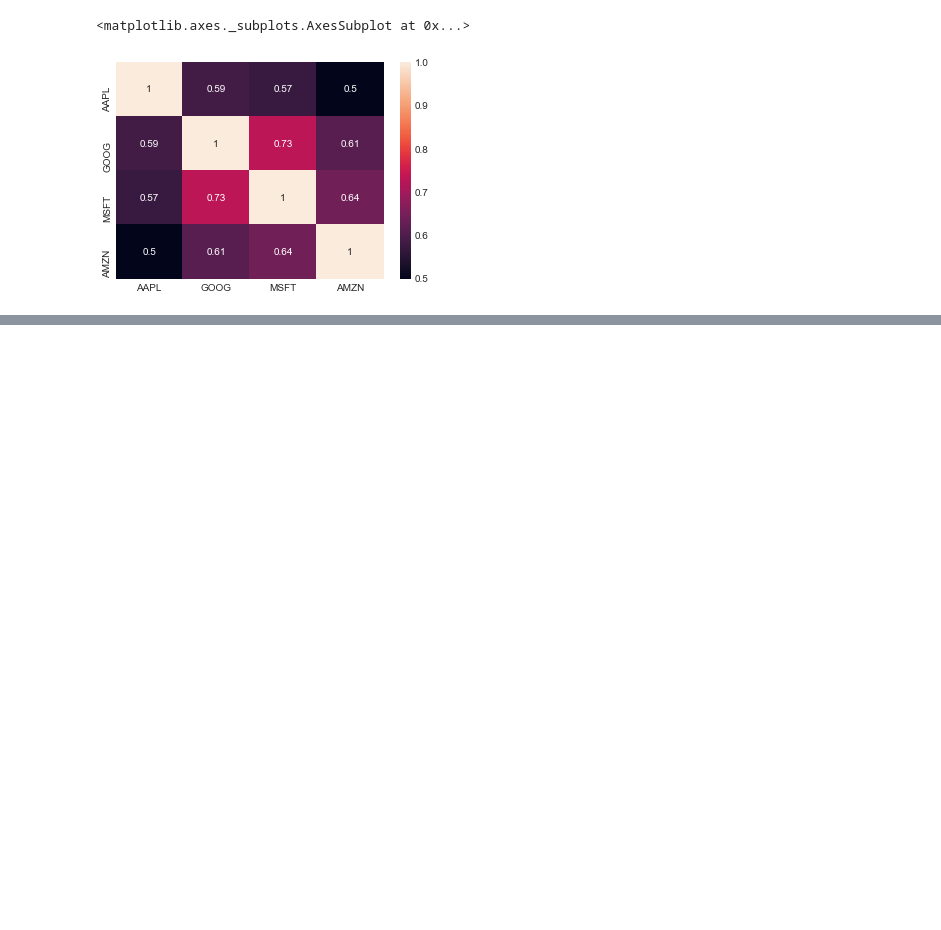
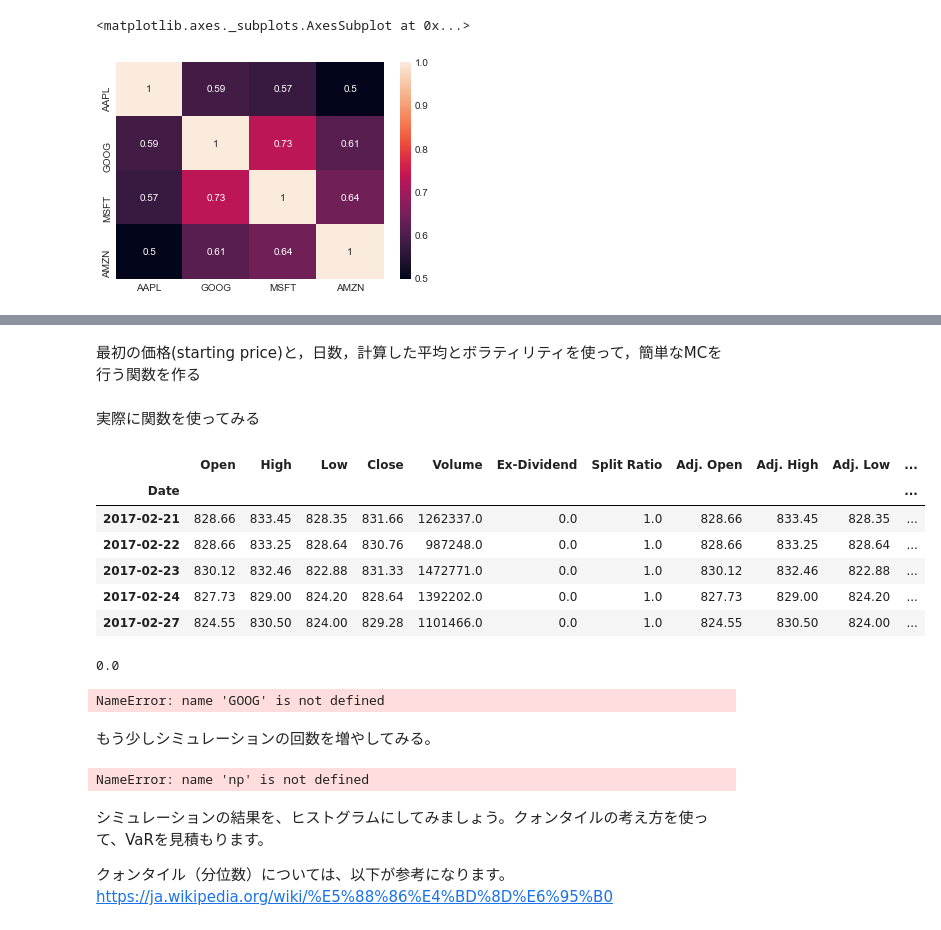
Before and after one commit to jusui/Data_Science, a Jupyter notebook: Data_analysis/stock_analysis/stock_analysis.ipynb, the cells around one changed output, grey strips where cells are left out. Drawn from its saved outputs; the diff is of its cells as text; code cells hidden in the pictures; blank space fills up the shorter version.

```diff
--- a/Data_analysis/stock_analysis/stock_analysis.ipynb
+++ b/Data_analysis/stock_analysis/stock_analysis.ipynb
@@ -229,0 +317,2 @@ sns.heatmap(tech_rets.corr(), annot = True)
+# %% [markdown]
+最初の価格(starting price)と，日数，計算した平均とボラティリティを使って，簡単なMCを行う関数を作る
@@ -229,0 +341,49 @@ sns.heatmap(tech_rets.corr(), annot = True)
+# %% [markdown]
+実際に関数を使ってみる
+# %%
+GOOG.head()
+# %% [output]
+|  | Open | High | Low | Close | Volume | Ex-Dividend | Split Ratio | Adj. Open | Adj. High | Adj. Low | ... |
+| Date |  |  |  |  |  |  |  |  |  |  | ... |
+| 2017-02-21 | 828.66 | 833.45 | 828.35 | 831.66 | 1262337.0 | 0.0 | 1.0 | 828.66 | 833.45 | 828.35 | ... |
+| 2017-02-22 | 828.66 | 833.25 | 828.64 | 830.76 | 987248.0 | 0.0 | 1.0 | 828.66 | 833.25 | 828.64 | ... |
+| 2017-02-23 | 830.12 | 832.46 | 822.88 | 831.33 | 1472771.0 | 0.0 | 1.0 | 830.12 | 832.46 | 822.88 | ... |
+| 2017-02-24 | 827.73 | 829.00 | 824.20 | 828.64 | 1392202.0 | 0.0 | 1.0 | 827.73 | 829.00 | 824.20 | ... |
+| 2017-02-27 | 824.55 | 830.50 | 824.00 | 829.28 | 1101466.0 | 0.0 | 1.0 | 824.55 | 830.50 | 824.00 | ... |
+# %%
+GOOG.iloc[0, 5]
+# %% [output]
+0.0
+# %%
+# 最初の終値から始める
+start_price = GOOG.iloc[0, 5]
+
+for run in range(5):
+    plt.plot(stock_monte_carlo(start_price, days, mu, sigma))
+plt.xlabel("Days")
+plt.ylabel("Price")
+plt.title("Monte Carlo Analysis for Google")
+# %% [output]
+NameError: name 'GOOG' is not defined
+# %% [markdown]
+もう少しシミュレーションの回数を増やしてみる。
+# %%
+# 試行回数
+runs = 10000
+
+# 結果を保持するarray
+simulations = np.zeros(runs)
+
+# 表示オプション
+np.set_printoptions(threshold = 5)
+
+for run in range(runs):
+    # 最終的なシミュレーション結果として保持する
+    simulations[run] = stock_monte_carlo(start_price, days, mu, sigma)[days - 1]
+# %% [output]
+NameError: name 'np' is not defined
+# %% [markdown]
+シミュレーションの結果を、ヒストグラムにしてみましょう。クォンタイルの考え方を使って、VaRを見積もります。
+
+クォンタイル（分位数）については、以下が参考になります。
+https://ja.wikipedia.org/wiki/%E5%88%86%E4%BD%8D%E6%95%B0
```
Also changed, not shown: parts of 20 cells of this notebook.
